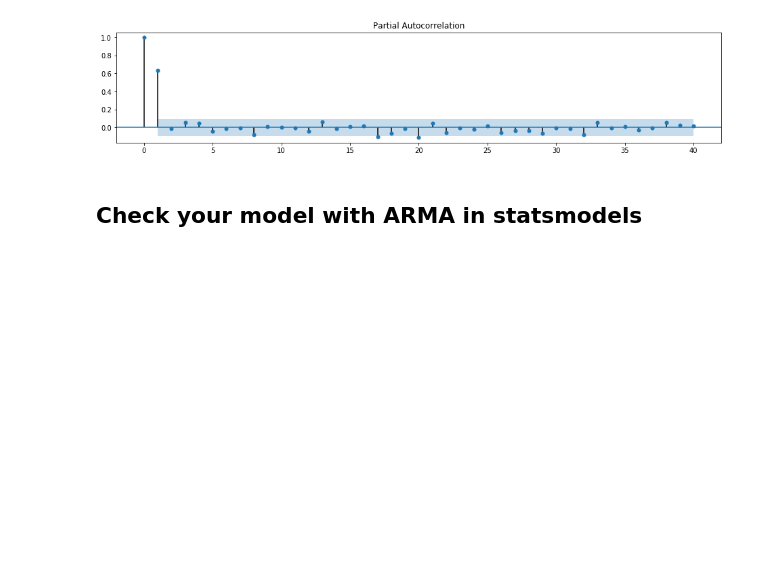
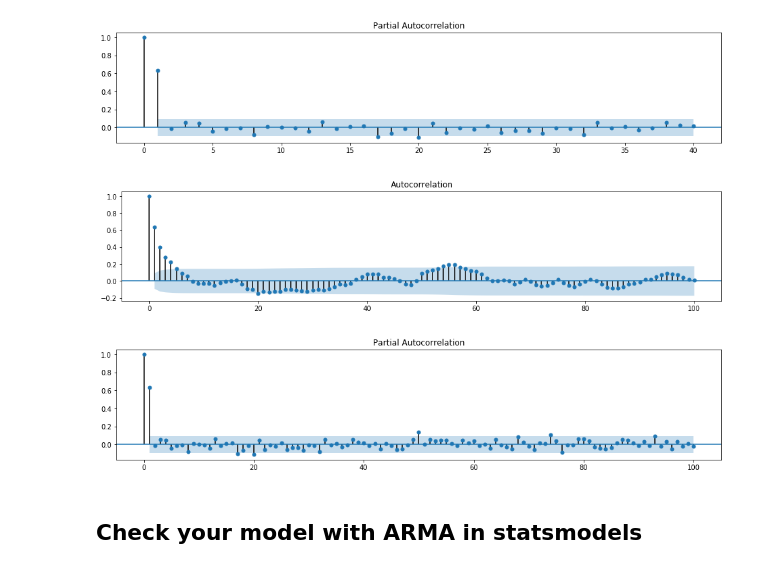
Before and after one commit to ColinFangshu/dsc-arma-models-lab-seattle-ds-career-051319, a Jupyter notebook: index.ipynb, the cells around one changed output. Saved outputs shown, nothing was run; the diff lists cells and outputs as text; code cells hidden in the pictures; blank space fills up the shorter version.

```diff
--- a/index.ipynb
+++ b/index.ipynb
@@ -81,10 +81,13 @@ plot_pacf(series,ax=ax, lags=40);
 [figure]
 # %%
 fig, ax = plt.subplots(figsize=(16,3))
-plot_acf(series,ax=ax, lags=40);
+plot_acf(series,ax=ax, lags=100);
 
 fig, ax = plt.subplots(figsize=(16,3))
-plot_pacf(series,ax=ax, lags=40);
+plot_pacf(series,ax=ax, lags=100);
+# %% [output]
+[figure, added]
+[figure, added]
 # %% [markdown]
 ## Check your model with ARMA in statsmodels
 # %% [markdown]
```
